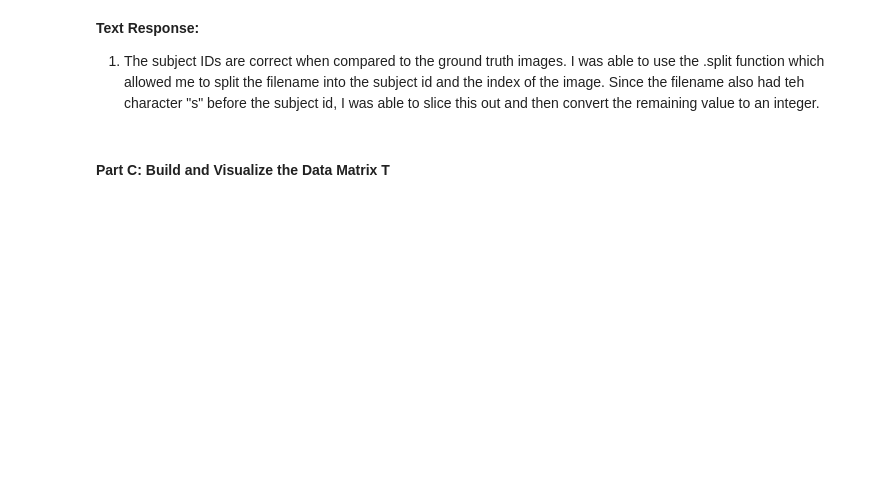
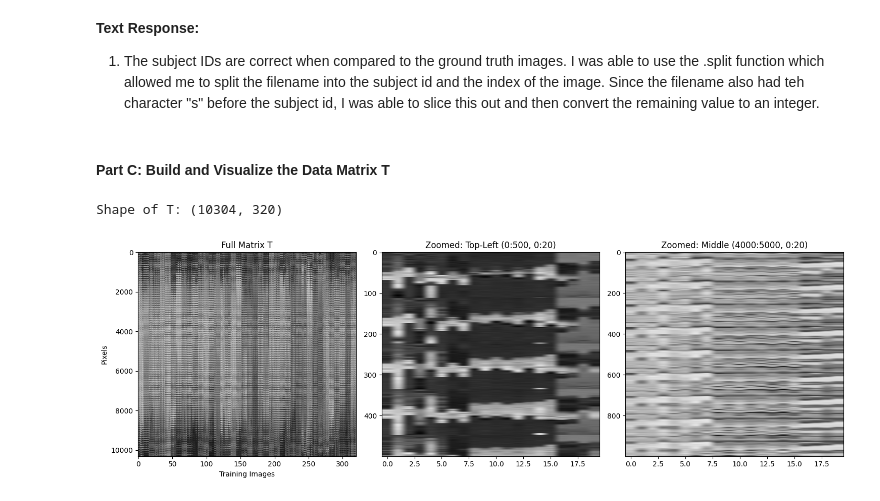
Before and after one commit to Aragya1642/1395_MachineLearning, a Jupyter notebook: ps5_python_Goyal_Aragya/ps5_python_Goyal_Aragya.ipynb, the cells around one changed output. Saved outputs shown, nothing was run; the diff lists cells and outputs as text; code cells hidden in the pictures; blank space fills up the shorter version.

```diff
--- a/ps5_python_Goyal_Aragya/ps5_python_Goyal_Aragya.ipynb
+++ b/ps5_python_Goyal_Aragya/ps5_python_Goyal_Aragya.ipynb
@@ -54,6 +60,8 @@ for subject in range(1, NUM_SUBJECTS + 1):
 # Print the number of training and testing examples
 print(f"Number of training examples: {len(os.listdir(train_dir))}")
 print(f"Number of testing examples: {len(os.listdir(test_dir))}")
+NUM_TRAIN = len(os.listdir(train_dir))
+NUM_TEST = len(os.listdir(test_dir))
 # %% [output]
 Number of training examples: 320
 Number of testing examples: 80
@@ -97,3 +105,40 @@ plt.show()
 1. The subject IDs are correct when compared to the ground truth images. I was able to use the .split function which allowed me to split the filename into the subject id and the index of the image. Since the filename also had teh character "s" before the subject id, I was able to slice this out and then convert the remaining value to an integer.
 # %% [markdown]
 #### Part C: Build and Visualize the Data Matrix T
+# %%
+# Go through the training directory and reshape each image into a 1D vector
+T = np.zeros((10304, NUM_TRAIN))
+
+for i, filename in enumerate(os.listdir(train_dir)):
+    # Open image
+    file_path = os.path.join(train_dir, filename)
+    img = plt.imread(file_path)
+
+    # Reshape image into a 1D vector and store in T
+    T[:, i] = img.flatten(order='F')
+
+# Print the shape of T
+print(f"Shape of T: {T.shape}")
+
+# Display Zoomed in versions
+fig, axes = plt.subplots(1, 3, figsize=(15, 5))
+
+# Full T
+axes[0].imshow(T, cmap='gray', aspect='auto')
+axes[0].set_title('Full Matrix T')
+axes[0].set_xlabel('Training Images')
+axes[0].set_ylabel('Pixels')
+
+# Zoomed region 1: top-left
+axes[1].imshow(T[:500, :20], cmap='gray', aspect='auto')
+axes[1].set_title('Zoomed: Top-Left (0:500, 0:20)')
+
+# Zoomed region 2: middle
+axes[2].imshow(T[4000:5000, :20], cmap='gray', aspect='auto')
+axes[2].set_title('Zoomed: Middle (4000:5000, 0:20)')
+
+plt.tight_layout()
+plt.show()
+# %% [output]
+Shape of T: (10304, 320)
+[figure, added]
```
Also changed, not shown: parts of 35 cells of this notebook, 2 other files.
